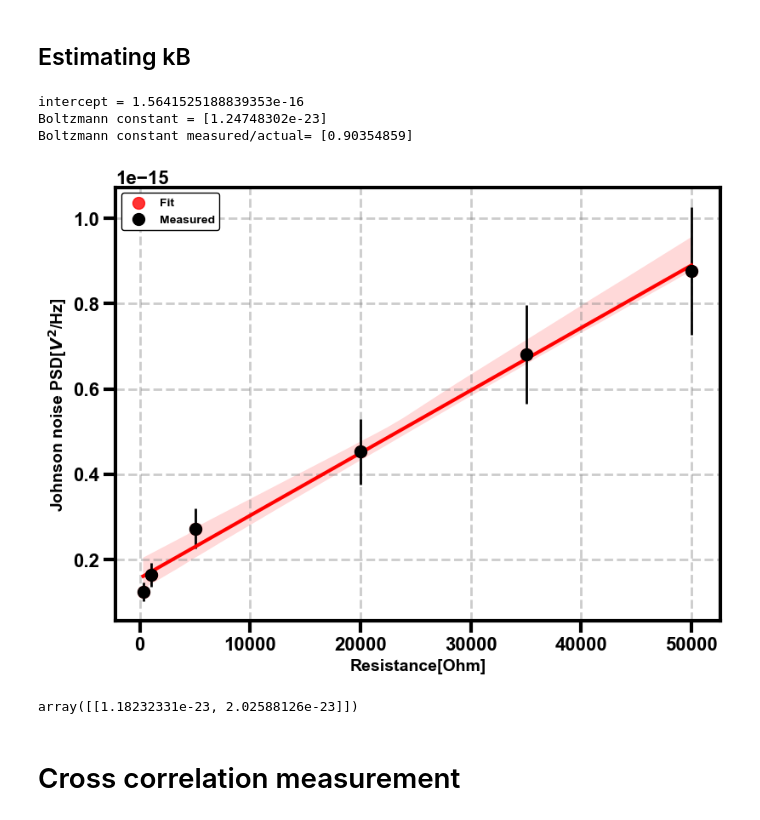
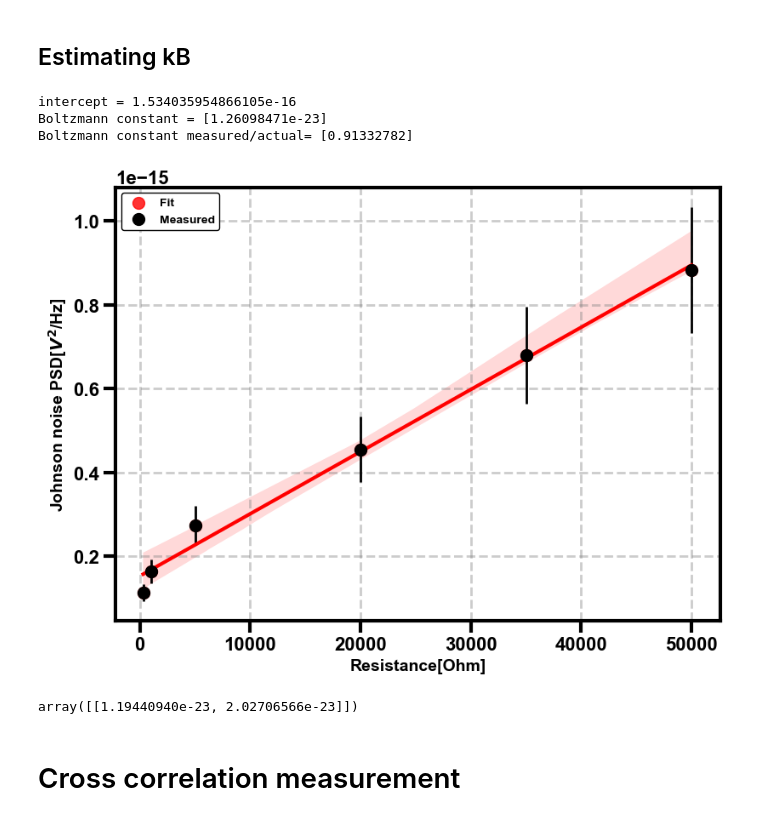
Before and after one commit to NikhilTilak/scripts, a Jupyter notebook: noise.ipynb, the cells around one changed output. Cells and saved outputs as stored; diff of their text form; code cells hidden in the pictures.

```diff
--- a/noise.ipynb
+++ b/noise.ipynb
@@ -296,14 +296,23 @@ plt.show()
 # %% [markdown]
 ## Estimating kB
 # %%
+# S_meas = {
+#     300 : 3.1081936975927743e-09,
+#     1_000 : 4.095275381257143e-09,
+#     5_000 : 6.810080286655153e-09,
+#     20_000 : 1.1317553786249465e-08,
+#     35_000 : 1.7021909909975075e-08,
+#     50_000 : 2.192966376100345e-08
+# } # Band width 3 KHz to 6 KHz Median
+
 S_meas = {
-    300 : 3.1081936975927743e-09,
-    1_000 : 4.095275381257143e-09,
-    5_000 : 6.810080286655153e-09,
-    20_000 : 1.1317553786249465e-08,
-    35_000 : 1.7021909909975075e-08,
-    50_000 : 2.192966376100345e-08
-} # Band width 3 KHz to 6 KHz
+    300 : 2.8433689710256535e-09,
+    1_000 : 4.119721260948889e-09,
+    5_000 : 6.845474578648448e-09,
+    20_000 : 1.1389437410016857e-08,
+    35_000 : 1.699655704684286e-08,
+    50_000 : 2.2078173770422437e-08
+} # Band width 3 KHz to 6 KHz Mean
 
 S_err = 0.05 # 5% error in PSD
 
@@ -330,37 +339,37 @@ R_err = {
 
 S_johnson = {}
 for key in S_meas.keys():
     S_johnson[key] = (S_meas[key])/gain_meas[key]**2
 
 
 fig, ax1 = plt.subplots(1,1,figsize=(8,6), constrained_layout=True)
 ax1.errorbar(x=list(S_johnson.keys()),
             y=list(S_johnson.values()),
             yerr=[(2*gain_err + np.sqrt(2)*S_err)*s for s in list(S_johnson.values())],
             xerr=list(R_err.values()),
             fmt='o', label="Measured")
 # ax1.plot(list(S_johnson.keys()), [johnson_noise_psd(294,x) for x in list(S_johnson.keys())], '-', label="Theoretical")
 
 #plot linear regression
 x = np.array(list(S_johnson.keys())).reshape((-1, 1))
 y = np.array(list(S_johnson.values()))
 model = LinearRegression().fit(x, y)
 print(f"intercept = {model.intercept_}")
 print(f"Boltzmann constant = {model.coef_/(4*294)}")
 print(f"Boltzmann constant measured/actual= {model.coef_/(4*294*1.38064852e-23)}")
 sns.regplot(x=x, y=y, ci=95, ax=ax1, label="Fit")
 
 ax1.set_xlabel("Resistance[Ohm]")
 ax1.set_ylabel("Johnson noise PSD[$V^2$/Hz]")
 ax1.grid()
 ax1.legend(loc='upper left')
 
 plt.show()
 # %% [output]
-intercept = 1.5641525188839353e-16
-Boltzmann constant = [1.24748302e-23]
-Boltzmann constant measured/actual= [0.90354859]
+intercept = 1.534035954866105e-16
+Boltzmann constant = [1.26098471e-23]
+Boltzmann constant measured/actual= [0.91332782]
-[figure, old version]
+[figure, new version]
 # %%
 import statsmodels.api as sm
 alpha = 0.05 # 95% confidence interval
@@ -369,7 +378,7 @@ conf_interval = lr.conf_int(alpha)
 # %%
 conf_interval/4/294
 # %% [output]
-array([[1.18232331e-23, 2.02588126e-23]])
+array([[1.19440940e-23, 2.02706566e-23]])
 # %% [markdown]
 # Cross correlation measurement
 # %%
```
Also changed, not shown: parts of 2 cells of this notebook.
